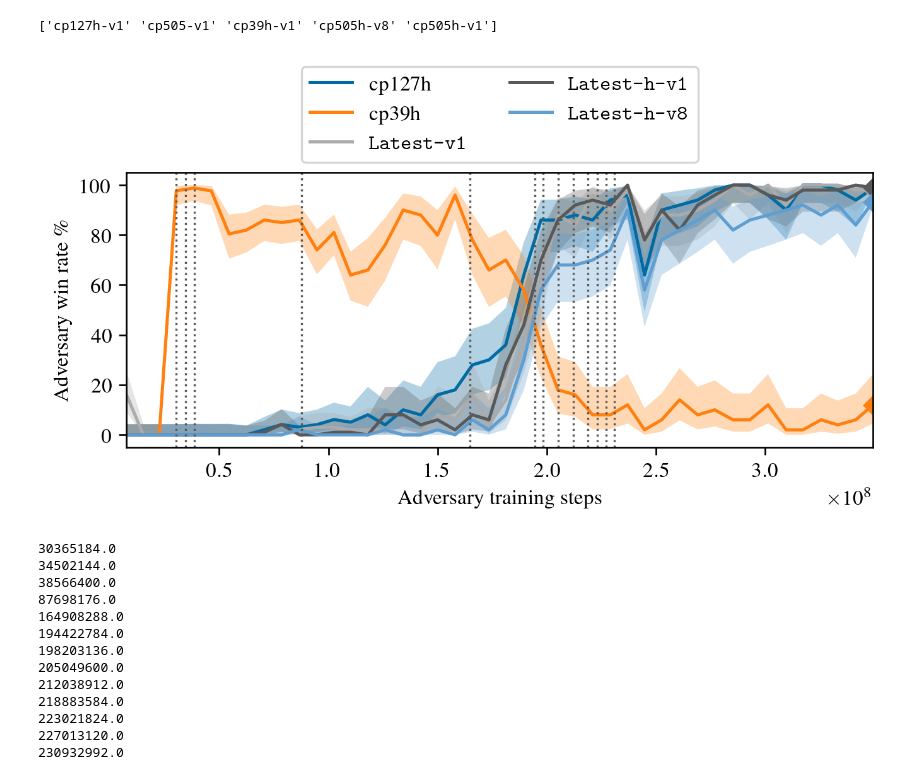
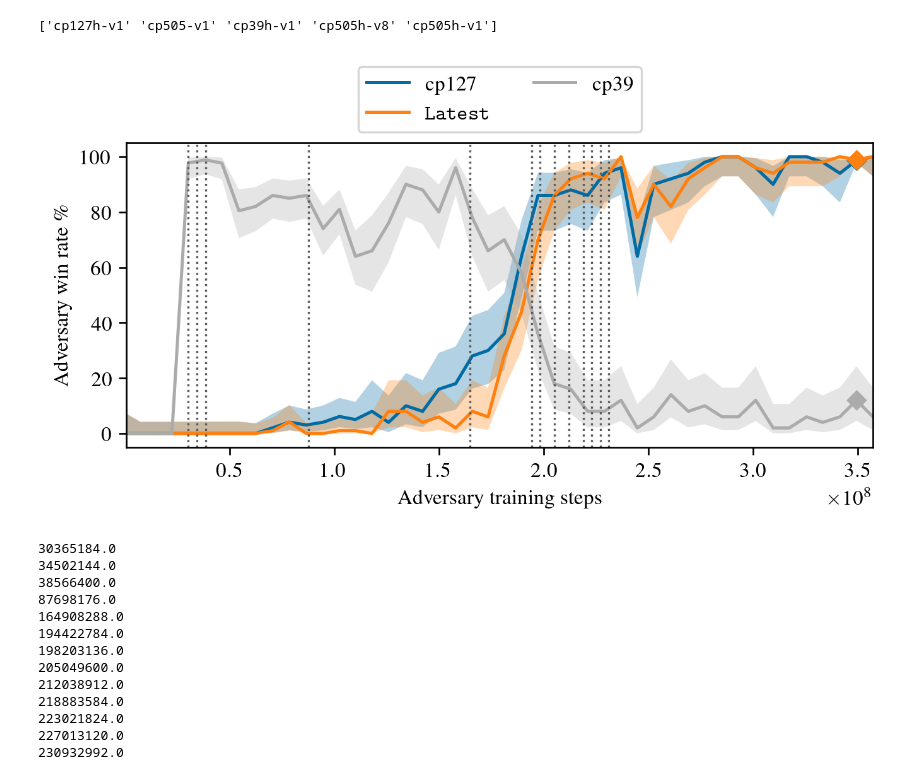
Before and after one commit to AlignmentResearch/KataGoVisualizer, a Jupyter notebook: notebooks/notebooks/iclr2022/plots.ipynb, the cells around one changed output. Drawn from its saved outputs; the diff is of its cells as text; code cells hidden in the pictures.

Commit message:
upload plots

```diff
--- a/notebooks/notebooks/iclr2022/plots.ipynb
+++ b/notebooks/notebooks/iclr2022/plots.ipynb
@@ -901,19 +901,24 @@ print(df19.victim_name.unique())
 ['cp127h-v1' 'cp505-v1' 'cp39h-v1' 'cp505h-v8' 'cp505h-v1']
 # %%
 victim_name_to_plot_label = {
-    'cp39h-v1': "cp39h",
-    'cp127h-v1': "cp127h",
+    'cp39h-v1': "cp39",
+    'cp127h-v1': "cp127",
     'cp505-v1': r"\texttt{Latest-v1}",
-    'cp505h-v1': r"\texttt{Latest-h-v1}",
+    'cp505h-v1': r"\texttt{Latest}",
     'cp505h-v8': r"\texttt{Latest-h-v8}",
 }
+# cp127 and cp505 first to make the line colors match up with
+# our unhardened results
+victim_names_to_plot = ["cp127h-v1", "cp505h-v1", "cp39h-v1"]
 
 colors = plt.rcParams["axes.prop_cycle"].by_key()["color"]
 fig, axs = plt.subplots(1, 1, constrained_layout=True, figsize=(5.50107, 3), dpi=240)
 
 plt.subplot(1, 1, 1)
 ALPHA = 0.05
-for i, name in enumerate(sorted(df19.victim_name.unique())):
+for i, name in enumerate(victim_names_to_plot):
+    if name in victim_names_to_skip:
+        continue
     victim_df = df19[df19.victim_name == name]
     ax = (
         victim_df
@@ -946,34 +951,34 @@ for i, name in enumerate(sorted(df19.victim_name.unique())):
         color=colors[i],
     )
 
 
 VICTIM_RANGES = {
      'victim-kata1-b6c96-s45189632-d6589032-v1.0': (0.0, 30365184.0),
      'victim-kata1-b6c96-s69427456-d10051148-v1.0': (30365184.0, 34502144.0),
      'victim-kata1-b6c96-s175395328-d26788732-v1.0': (34502144.0, 38566400.0),
      'victim-kata1-b10c128-s197428736-d67404019-v1.0': (38566400.0, 87698176.0),
      'victim-kata1-b15c192-s497233664-d149638345-v1.0': (87698176.0, 164908288.0),
      'victim-kata1-b20c256x2-s5303129600-d1228401921-v1.0': (164908288.0, 194422784.0),
      'victim-kata1-b40c256-s5867950848-d1413392747-v1.0': (194422784.0, 198203136.0),
      'victim-kata1-b40c256-s7455877888-d1808582493-v1.0': (198203136.0, 205049600.0),
      'victim-kata1-b40c256-s9738904320-d2372933741-v1.0': (205049600.0, 212038912.0),
      'victim-kata1-b40c256-s11101799168-d2715431527-v1.0': (212038912.0, 218883584.0),
      'victim-kata1-b40c256-s11840935168-d2898845681-v1.0': (218883584.0, 223021824.0),
      'victim-kata1-b40c256-s11840935168-d2898845681-v2.0': (227013120.0, 227013120.0),
      'victim-kata1-b40c256-s11840935168-d2898845681-v4.0': (227013120.0, 230932992.0),
      'victim-kata1-b40c256-s11840935168-d2898845681-v8.0': (230932992.0, None)
 }
 for _, xc in list(VICTIM_RANGES.values())[:-1]:
     plt.axvline(x=xc, ls=":", lw=1, color=colors[3])
 
 plt.ylabel(r"Adversary win rate \%")
 plt.xlabel("Adversary training steps")
 plt.margins(x=0)
 plt.legend(loc="lower center", bbox_to_anchor=(0.5, 1.0), ncols=2, fancybox=True)
 
 plt.savefig("adv-training-hardened.pgf", backend="pgf")
 # %% [output]
-[figure, old version]
+[figure, new version]
 # %%
 for val in list({
      'victim-kata1-b6c96-s45189632-d6589032-v1.0': (0.0, 30365184.0),
```
Also changed, not shown: parts of 7 cells of this notebook, 4 other files.
